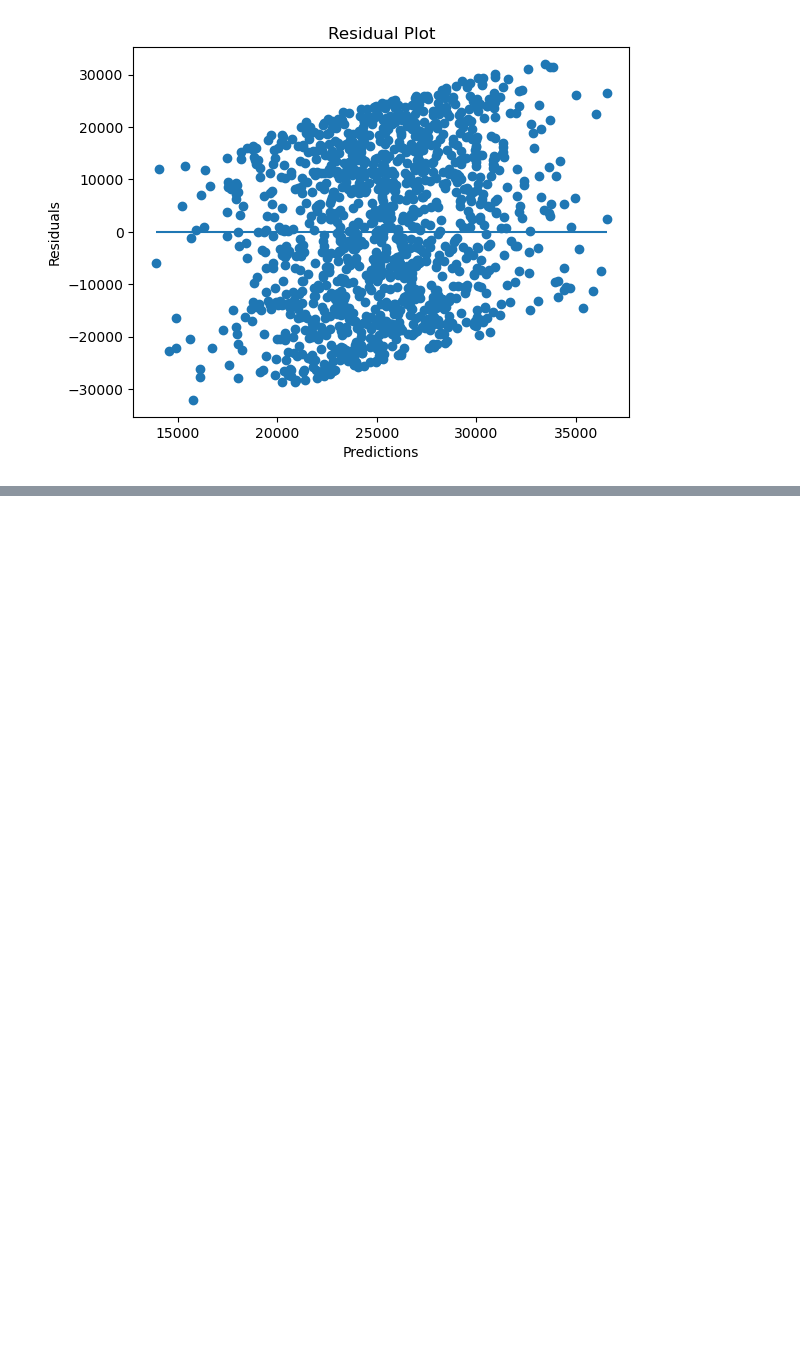
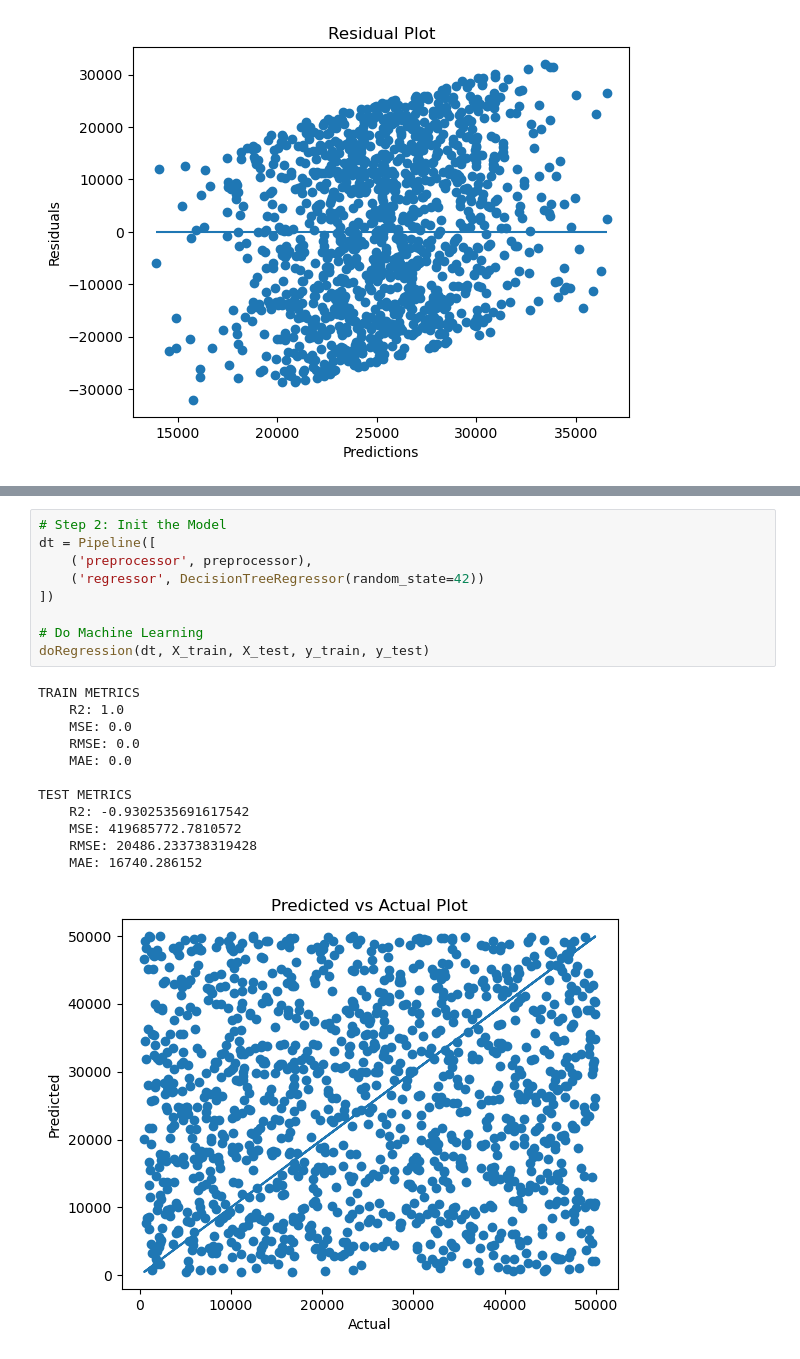
Before and after one commit to kerryoostdyk/Project4-Group1, a Jupyter notebook: Machine_Learning/project4_ML_supervised-regressor_EconomicLoss.ipynb, the cells around one changed output, grey strips where cells are left out. Drawn from its saved outputs; the diff is of its cells as text; blank space fills up the shorter version.

```diff
--- a/Machine_Learning/project4_ML_supervised-regressor_EconomicLoss.ipynb
+++ b/Machine_Learning/project4_ML_supervised-regressor_EconomicLoss.ipynb
@@ -342,0 +407,22 @@ fi.sort_values(by="Importance", ascending=False)
+# %%
+# Step 2: Init the Model
+dt = Pipeline([
+    ('preprocessor', preprocessor),
+    ('regressor', DecisionTreeRegressor(random_state=42))
+])
+
+# Do Machine Learning
+doRegression(dt, X_train, X_test, y_train, y_test)
+# %% [output]
+TRAIN METRICS
+    R2: 1.0
+    MSE: 0.0
+    RMSE: 0.0
+    MAE: 0.0
+
+TEST METRICS
+    R2: -0.9302535691617542
+    MSE: 419685772.7810572
+    RMSE: 20486.233738319428
+    MAE: 16740.286152
+[figure, added]
```
Also changed, not shown: parts of 16 cells of this notebook, 16 other files.
